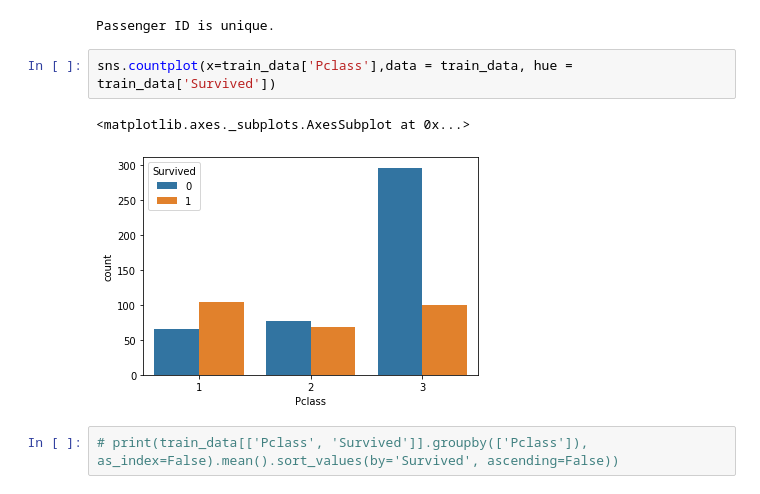
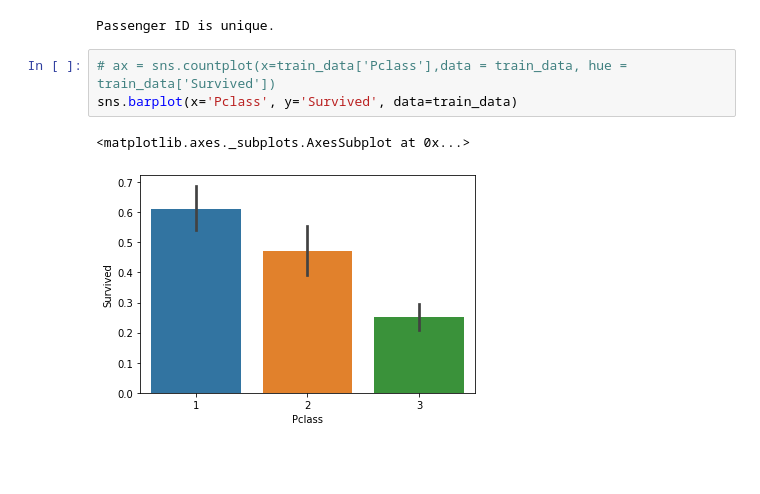
Before and after one commit to harshapriyanka/MachineLearning, a Jupyter notebook: SHALA-2020/Assignments/MachineLearning/L2/Assignment_ML_L2_Solution.ipynb, the cells around one changed output. Saved outputs shown, nothing was run; the diff lists cells and outputs as text; blank space fills up the shorter version.

```diff
--- a/SHALA-2020/Assignments/MachineLearning/L2/Assignment_ML_L2_Solution.ipynb
+++ b/SHALA-2020/Assignments/MachineLearning/L2/Assignment_ML_L2_Solution.ipynb
@@ -186,9 +215,8 @@ print('Passenger ID is unique.') if train_data.PassengerId.nunique() == train_da
 # %% [output]
 Passenger ID is unique.
 # %%
-sns.countplot(x=train_data['Pclass'],data = train_data, hue = train_data['Survived'])
+# ax = sns.countplot(x=train_data['Pclass'],data = train_data, hue = train_data['Survived'])
+sns.barplot(x='Pclass', y='Survived', data=train_data)
 # %% [output]
 <matplotlib.axes._subplots.AxesSubplot at 0x...>
-[figure, old version]
+[figure, new version]
-# %%
-# print(train_data[['Pclass', 'Survived']].groupby(['Pclass']), as_index=False).mean().sort_values(by='Survived', ascending=False))
```
Also changed, not shown: parts of 58 cells of this notebook.
